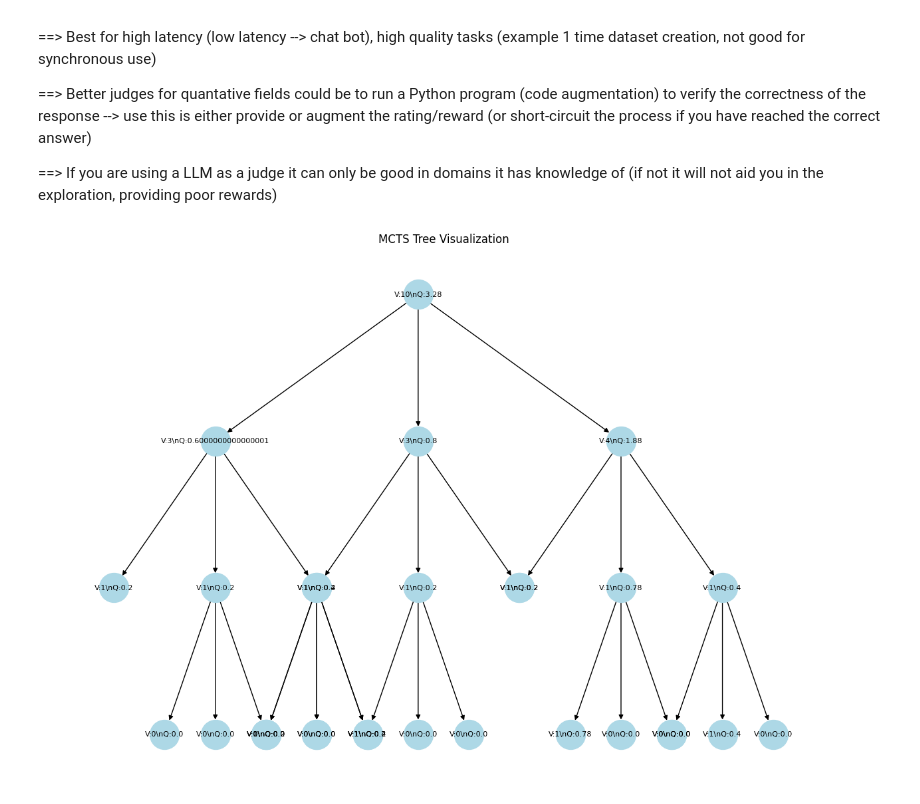
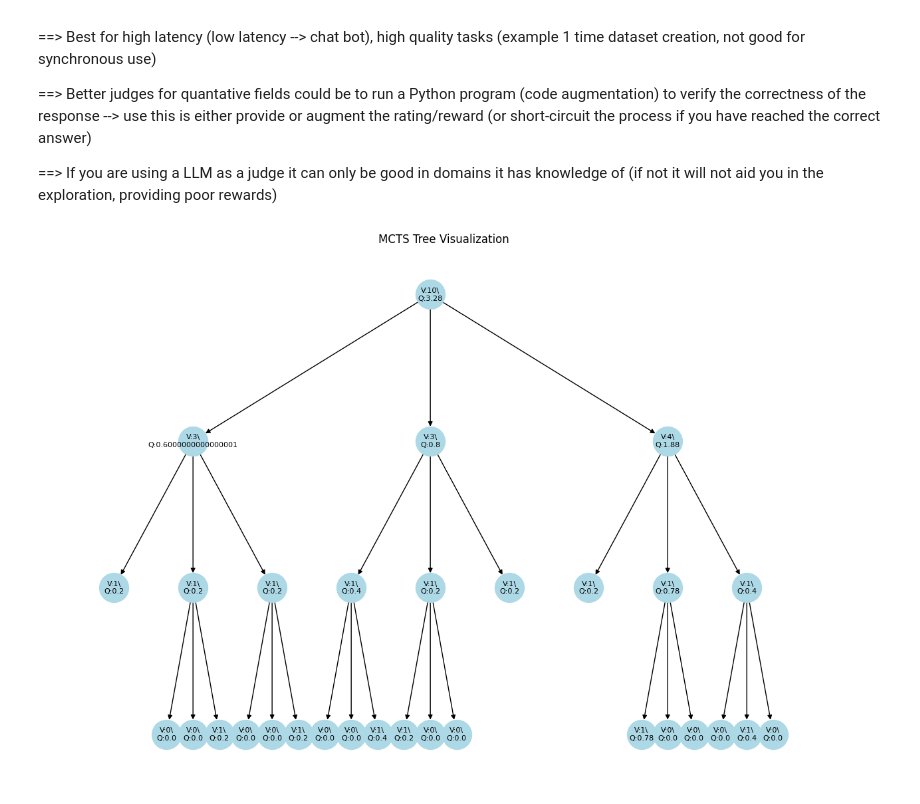
Before and after one commit to npastrami/LLM-Research, a Jupyter notebook: notebooks/mcts-1.ipynb, the cells around one changed output. Saved outputs shown, nothing was run; the diff lists cells and outputs as text; code cells hidden in the pictures.

Commit message:
updated mcts visualization

```diff
--- a/notebooks/mcts-1.ipynb
+++ b/notebooks/mcts-1.ipynb
@@ -541,7 +523,7 @@ def tidy_tree_layout(tree, root=None, x=0, y=0, dx=1.0, positions=None, level=0,
         width = dx * (len(children) - 1) * spacing
         next_x = x - width / 2
         for child in children:
-            tidy_tree_layout(tree, child, next_x, y - 1, dx / 2, positions, level + 1, spacing)
+            tidy_tree_layout(tree, child, next_x, y - 1, dx / 3, positions, level + 1, spacing)
             next_x += dx * spacing
     return positions
 
@@ -555,32 +537,32 @@ def visualize_mcts_tree(mcts, max_nodes=100):
         if node_counter[0] >= max_nodes:
             return
         node_id = node_counter[0]
         node_counter[0] += 1
         node_ids[node] = node_id
-        label = f"V:{getattr(node, 'visits', '?')}\\nQ:{getattr(node, 'value', '?')}"
+        label = f"V:{getattr(node, 'visits', '?')}\\\nQ:{getattr(node, 'value', '?')}"
         node_labels[node_id] = label
         graph.add_node(node_id)
         if parent_id is not None:
             graph.add_edge(parent_id, node_id)
         for child in getattr(node, 'children', []):
             add_edges(child, node_id)
 
     add_edges(mcts.root)
     pos = tidy_tree_layout(graph, root=0, dx=2.0, spacing=1.5)
     plt.figure(figsize=(12, 8))
     nx.draw(
         graph,
         pos,
         with_labels=False,
         node_size=1000,  # Reduced node size
         node_color="lightblue"
     )
     nx.draw_networkx_labels(graph, pos, labels=node_labels, font_size=8)  # Reduced font size
     plt.title("MCTS Tree Visualization")
     plt.axis('off')
     plt.show()
 
 # Example usage
 visualize_mcts_tree(mcts)
 # %% [output]
-[figure, old version]
+[figure, new version]
```
Also changed, not shown: parts of 1 cell of this notebook.
